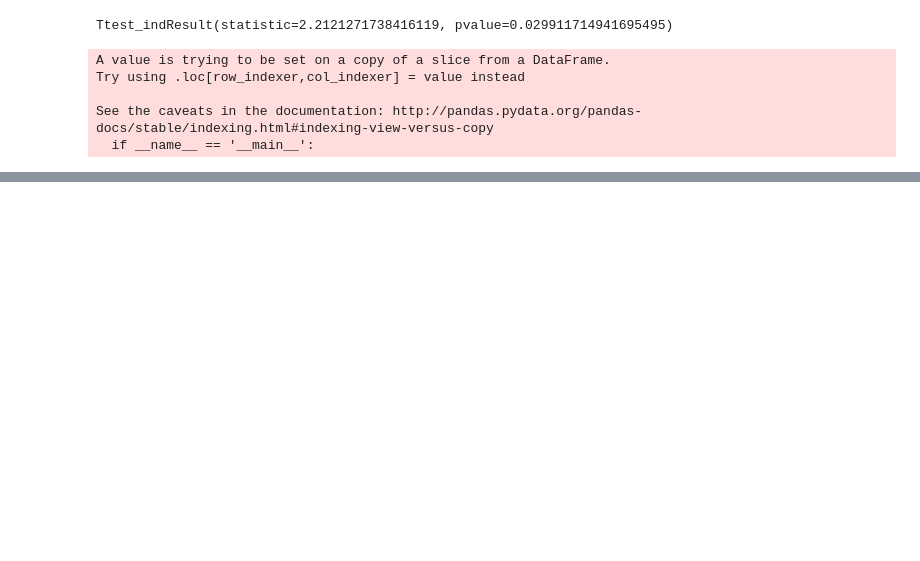
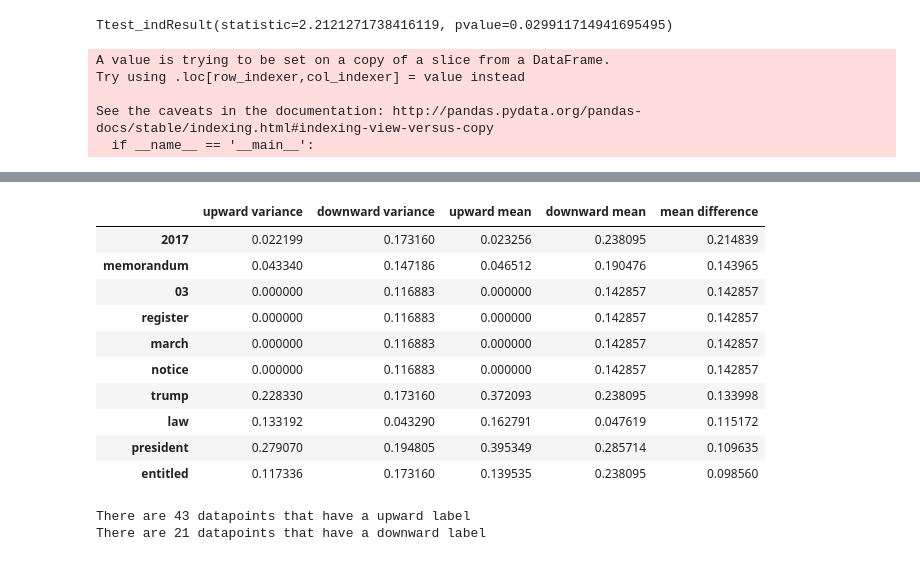
Before and after one commit to rykard95/wh_stocks, a Jupyter notebook: Final Notebook.ipynb, the cells around one changed output, grey strips where cells are left out. Saved outputs shown, nothing was run; the diff lists cells and outputs as text; code cells hidden in the pictures; blank space fills up the shorter version.

```diff
--- a/Final Notebook.ipynb
+++ b/Final Notebook.ipynb
@@ -286,0 +333,54 @@ log_reg.score(X_test, y_test)
+# %%
+body_vectorizer = CountVectorizer(stop_words='english')
+body_vectorizer.fit(clean_df['Title'])
+
+economic_posts = clean_df[clean_df['topic'] == 0]
+upward_posts = economic_posts[economic_posts['movement_label'] == 1]
+downward_posts = economic_posts[economic_posts['movement_label'] == 0]
+
+upward_words = body_vectorizer.transform(upward_posts['Title'])
+downward_words = body_vectorizer.transform(downward_posts['Title'])
+# %%
+upward_df = pd.DataFrame(upward_words.todense(), columns=body_vectorizer.get_feature_names())
+downward_df = pd.DataFrame(downward_words.todense(), columns=body_vectorizer.get_feature_names())
+# %%
+def create_word_stat_matrix(df, tag, toss_original_data=False):
+    df = df.transpose()
+    df[tag + ' mean'] = np.mean(df, axis=1)
+    df[tag + ' variance'] = np.var(df, axis=1)
+    df = df.sort_values(by=tag + ' mean', ascending=False).reindex()
+    if toss_original_data:
+        return df[[tag + ' mean', tag + ' variance']]
+    return df
+# %%
+upward_stats = create_word_stat_matrix(upward_df, 'upward', toss_original_data=True)
+downward_stats = create_word_stat_matrix(downward_df, 'downward', toss_original_data=True)
+# %%
+stats = pd.concat([upward_stats.transpose(), downward_stats.transpose()]).transpose()
+stats['mean difference'] = np.abs(stats['upward mean'] - stats['downward mean'])
+stats = stats.sort_values(by='mean difference', ascending=False)[['upward variance', 'downward variance', 'upward mean', 'downward mean', 'mean difference']]
+stats.iloc[:10]
+# %% [output]
+|  | upward variance | downward variance | upward mean | downward mean | mean difference |
+| 2017 | 0.022199 | 0.173160 | 0.023256 | 0.238095 | 0.214839 |
+| memorandum | 0.043340 | 0.147186 | 0.046512 | 0.190476 | 0.143965 |
+| 03 | 0.000000 | 0.116883 | 0.000000 | 0.142857 | 0.142857 |
+| register | 0.000000 | 0.116883 | 0.000000 | 0.142857 | 0.142857 |
+| march | 0.000000 | 0.116883 | 0.000000 | 0.142857 | 0.142857 |
+| notice | 0.000000 | 0.116883 | 0.000000 | 0.142857 | 0.142857 |
+| trump | 0.228330 | 0.173160 | 0.372093 | 0.238095 | 0.133998 |
+| law | 0.133192 | 0.043290 | 0.162791 | 0.047619 | 0.115172 |
+| president | 0.279070 | 0.194805 | 0.395349 | 0.285714 | 0.109635 |
+| entitled | 0.117336 | 0.173160 | 0.139535 | 0.238095 | 0.098560 |
+# %%
+
+words = body_vectorizer.get_feature_names()
+data = body_vectorizer.transform(economic_posts['Title'])
+labels = economic_posts['movement_label']
+print("There are %d datapoints that have a upward label" %(len(np.where(labels == 1)[0])))
+print("There are %d datapoints that have a downward label" %(len(np.where(labels == 0)[0])))
+
+chi_scores, p_vals = chi2(data, labels)
+# %% [output]
+There are 43 datapoints that have a upward label
+There are 21 datapoints that have a downward label
```
Also changed, not shown: parts of 16 cells of this notebook, 1 other file.
